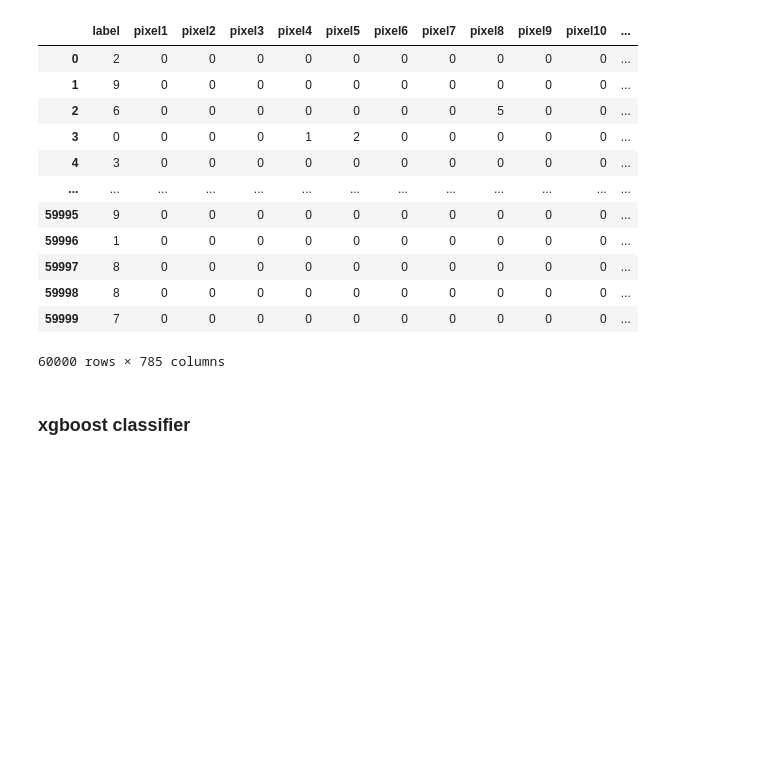
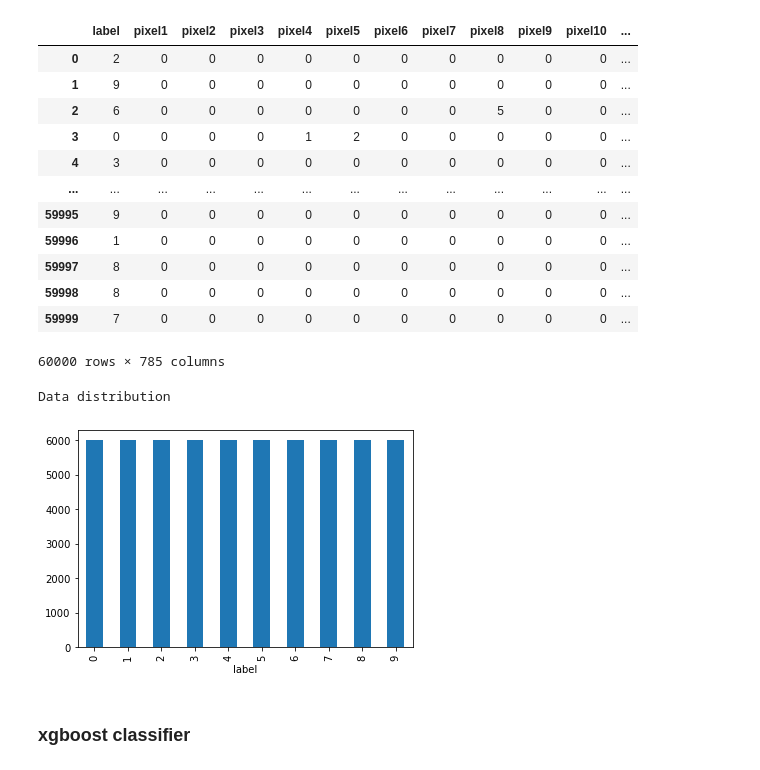
Before and after one commit to YahalomCod/Classifation-Problems, a Jupyter notebook: FMNIST.ipynb, the cells around one changed output. Drawn from its saved outputs; the diff is of its cells as text; code cells hidden in the pictures; blank space fills up the shorter version.

```diff
--- a/FMNIST.ipynb
+++ b/FMNIST.ipynb
@@ -37,6 +37,14 @@ fashion
 | 59998 | 8 | 0 | 0 | 0 | 0 | 0 | 0 | 0 | 0 | 0 | 0 | ... |
 | 59999 | 7 | 0 | 0 | 0 | 0 | 0 | 0 | 0 | 0 | 0 | 0 | ... |
 60000 rows × 785 columns
+# %%
+lables = fashion.groupby('label')['pixel1'].count()
+lables.plot.bar()
+print("Data distribution")
+plt.show()
+# %% [output]
+Data distribution
+[figure, added]
 # %%
 y_train = fashion["label"]
 X_train = fashion.drop("label",axis=1)
```
Also changed, not shown: parts of 34 cells of this notebook.
